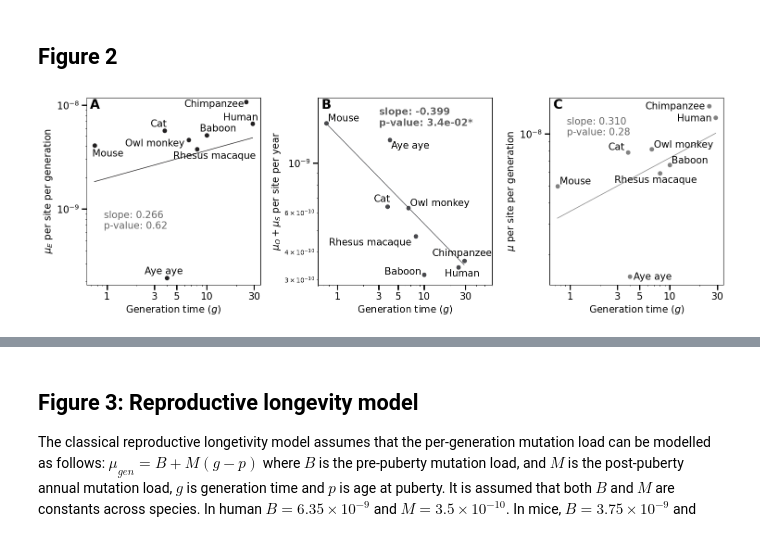
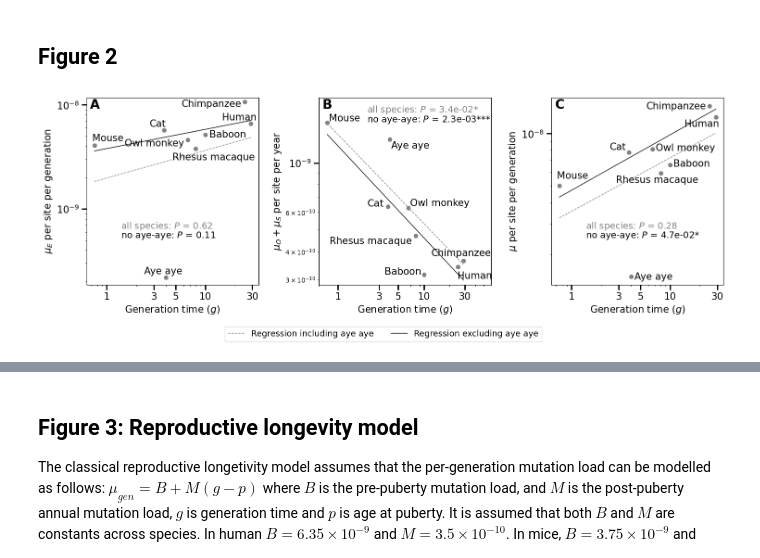
Before and after one commit to harrispopgen/clocklike-DBH, a Jupyter notebook: manuscript_plots.ipynb, the cells around one changed output, grey strips where cells are left out. Cells and saved outputs as stored; diff of their text form; code cells hidden in the pictures.

Commit message:
new figures

```diff
--- a/manuscript_plots.ipynb
+++ b/manuscript_plots.ipynb
@@ -124,9 +133,27 @@ def plot_slope_and_intercept_regression(data_filename, ax=None, is_supplementary
         ax.set_xscale("log")
         ax.set_yscale("log")
         if r_filename is not None:
-            load_and_plot_r_regression_output(r_filename, x_bounds, text_pos=text_pos, fontsize=text_fontsize,
-                                              log_scale=True, ax=ax, label=None, linestyle=linestyle,
-                                              linewidth=1, alpha=1, color=color)
+            r_filename_ayeaye = f"{r_filename}.csv"
+            r_filename_noayeaye = f"{r_filename}_no_ayeaye.csv"
+            load_and_plot_r_regression_output(r_filename_ayeaye, x_bounds, text_pos=text_pos, fontsize=text_fontsize,
+                                              log_scale=True, ax=ax, label="Regression including aye aye", linestyle="dashed",
+                                              linewidth=1, alpha=1, color=color, add_text_to_figure=False)
+            load_and_plot_r_regression_output(r_filename_noayeaye, x_bounds, text_pos=text_pos, fontsize=text_fontsize,
+                                              log_scale=True, ax=ax, label="Regression excluding aye aye", linestyle=linestyle,
+                                              linewidth=1, alpha=1, color="black", add_text_to_figure=False)
+            add_text_to_figure2_helper(r_filename_ayeaye, r_filename_noayeaye, ax, text_pos, text_fontsize, "normal", color)
+
+    def add_text_to_figure2_helper(r_filename_ayeaye, r_filename_noayeaye, ax, text_pos, fontsize, font_weight, color_all_species):
+        p_val_str = []
+        colors = [color_all_species, "black"]
+        for i, f in enumerate([r_filename_ayeaye, r_filename_noayeaye]):
+            df = pd.read_csv(f)
+            p_val_slope = df["slope.p"].to_numpy()[0]
+            if p_val_slope:
+                p_val_str = generate_p_value_str(p_val_slope)
+                text = rf"$\it{{P}}$ = {p_val_str}"
+                text = "all species: " + text if i == 0 else "no aye-aye: " + text
+                ax.text(text_pos[0], text_pos[1] - i * 0.05, text, transform=ax.transAxes, fontsize=fontsize, fontweight=font_weight, color=colors[i])
 
 
     if ax is None:
@@ -138,26 +165,29 @@ def plot_slope_and_intercept_regression(data_filename, ax=None, is_supplementary
     generation_time = df["generation_time"].to_numpy()
 
     r_file_dir = "output/r/figure2_df/individual_regressions"
-    slope_r_filename = f"{r_file_dir}/{data_filename_suffix}_slope_regression_output_{alpha_value}.csv"
-    intercept_r_filename = f"{r_file_dir}/{data_filename_suffix}_intercept_regression_output_{alpha_value}.csv"
-    mu_gen_r_filename = f"{r_file_dir}/{data_filename_suffix}_per_gen_regression_output_{alpha_value}.csv"
+    slope_r_filename_prefix = f"{r_file_dir}/{data_filename_suffix}_slope_regression_output_{alpha_value}" #.csv"
+    intercept_r_filename_prefix = f"{r_file_dir}/{data_filename_suffix}_intercept_regression_output_{alpha_value}" #.csv"
+    mu_gen_r_filename_prefix = f"{r_file_dir}/{data_filename_suffix}_per_gen_regression_output_{alpha_value}" #.csv"
 
     x_bounds = np.min(generation_time), np.max(generation_time)
 
-    p_val_text_fontsize = 15
+    p_val_text_fontsize = 14
     text_label_font_size = 15
 
     set_text_label(ax[0], species, generation_time, intercept, data_filename_suffix, alpha_value, is_supplementary_figure, text_label_font_size, "left")
     set_text_label(ax[1], species, generation_time, slope, data_filename_suffix, alpha_value, is_supplementary_figure, text_label_font_size, "middle")
     set_text_label(ax[2], species, generation_time, mu_per_generation, data_filename_suffix, alpha_value, is_supplementary_figure, text_label_font_size, "right")
 
-    plot_fig2_regression_helper(generation_time, intercept, x_bounds, intercept_r_filename,
-                                text_fontsize=p_val_text_fontsize, text_pos=(0.1, 0.3), color="#222021", ax=ax[0])
-    text_pos = (0.35, 0.85) if not is_supplementary_figure else (0.45, 0.88)
-    plot_fig2_regression_helper(generation_time, slope, x_bounds, slope_r_filename,
-                                text_fontsize=p_val_text_fontsize, text_pos=text_pos, color="#48494D", ax=ax[1])
-    plot_fig2_regression_helper(generation_time, mu_per_generation, x_bounds, mu_gen_r_filename,
-                                text_fontsize=p_val_text_fontsize, text_pos=(0.1, 0.8), color="#828282", ax=ax[2])
+    # other grey shades: "#222021", "#48494D"
+    grey_color = "#828282"
+    text_pos = (0.2, 0.3) if not is_supplementary_figure else (0.2, 0.4)
+    plot_fig2_regression_helper(generation_time, intercept, x_bounds, intercept_r_filename_prefix,
+                                text_fontsize=p_val_text_fontsize, text_pos=text_pos, color=grey_color, ax=ax[0])
+    text_pos = (0.28, 0.92) if not is_supplementary_figure else (0.35, 0.928)
+    plot_fig2_regression_helper(generation_time, slope, x_bounds, slope_r_filename_prefix,
+                                text_fontsize=p_val_text_fontsize, text_pos=text_pos, color=grey_color, ax=ax[1])
+    plot_fig2_regression_helper(generation_time, mu_per_generation, x_bounds, mu_gen_r_filename_prefix,
+                                text_fontsize=p_val_text_fontsize, text_pos=(0.2, 0.3), color=grey_color, ax=ax[2])
 
 
     def set_axis_limits(ax, intercept, slope, mu_generation, dataset_name):
@@ -194,34 +224,37 @@ def format_figure2_y_ticks(ax, tick_label_font_size=15):
 
 def plot_figure_2(save_figure=True):
     fig, ax = plt.subplots(1, 3, figsize=(15, 5))
     data_filename = "output/figure2_point_estimates_wang_wang_variable_alpha.csv"
     figure_2_name = f"figures/figure2_wang_wang_variable_alpha.pdf"
     plot_slope_and_intercept_regression(data_filename, ax=ax, is_supplementary_figure=False)
 
     tick_label_font_size, axis_label_font_size = 15, 15
     tick_location = [1,3,5,10,30]
     y_label = rf"$\mu_E$ per site per generation"
     format_figure2_x_axis_label(ax[0], tick_label_font_size, axis_label_font_size, tick_location)
     format_figure2_y_axis_label(ax[0], axis_label_font_size, y_label)
+    handles, labels = ax[0].get_legend_handles_labels()
+    fig.legend(handles, labels, loc='upper center', bbox_to_anchor=(0.5, 0), fontsize=13, ncol=2)
+    # [h.set_color('red') for h in handles]
 
     y_label = r"$\mu_{O} + \mu_{S}$ per site per year"
     format_figure2_x_axis_label(ax[1], tick_label_font_size, axis_label_font_size, tick_location)
     format_figure2_y_axis_label(ax[1], axis_label_font_size, y_label)
 
     y_label = rf"$\mu$ per site per generation"
     format_figure2_x_axis_label(ax[2], tick_label_font_size, axis_label_font_size, tick_location)
     format_figure2_y_axis_label(ax[2], axis_label_font_size, y_label)
 
     for n, axis in enumerate(ax.flatten()):
         axis.text(0.02, 0.94, string.ascii_uppercase[n], transform=axis.transAxes, size=20, weight='bold')
 
     fig.tight_layout()
     if save_figure:
         fig.savefig(figure_2_name, bbox_inches='tight')
 
 plot_figure_2(save_figure=False)
 # %% [output]
-[figure, old version]
+[figure, new version]
 # %%
 def set_supplementary_figure_axis_limits(ax):
     for c in range(4):
```
Also changed, not shown: parts of 7 cells of this notebook.
